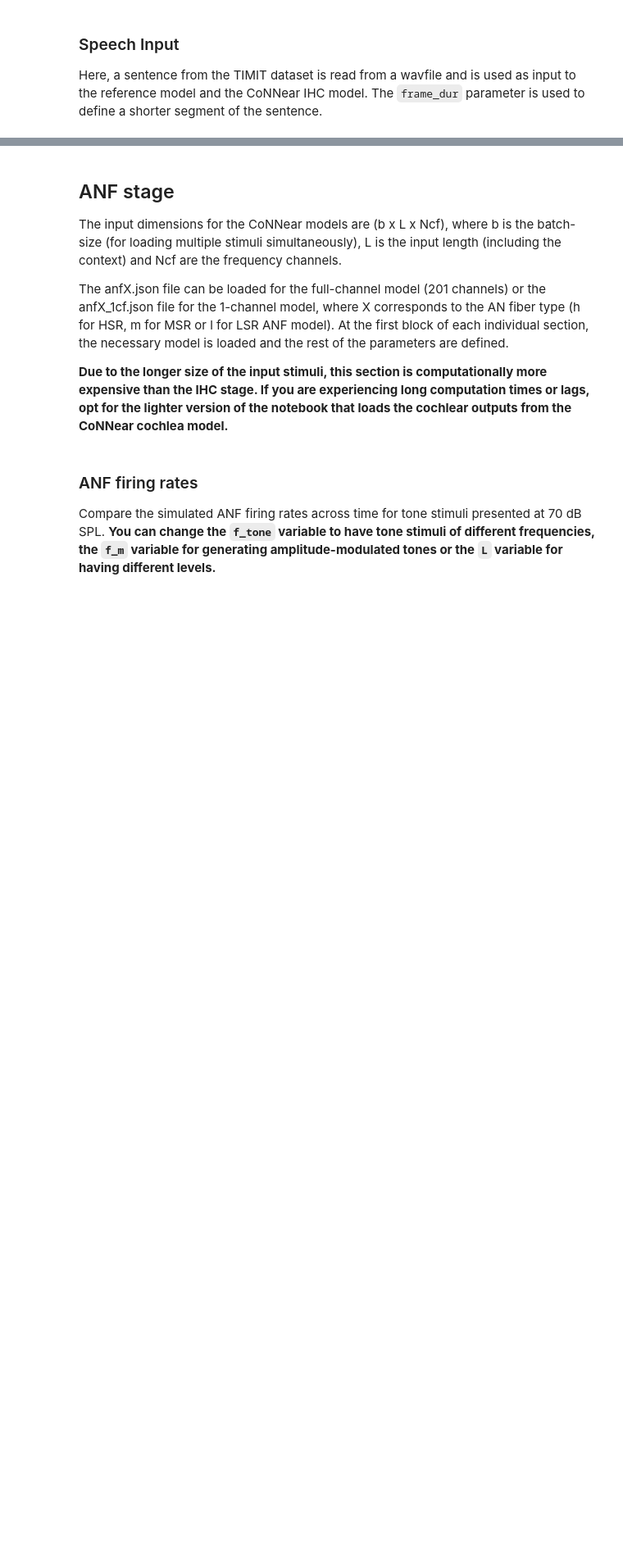
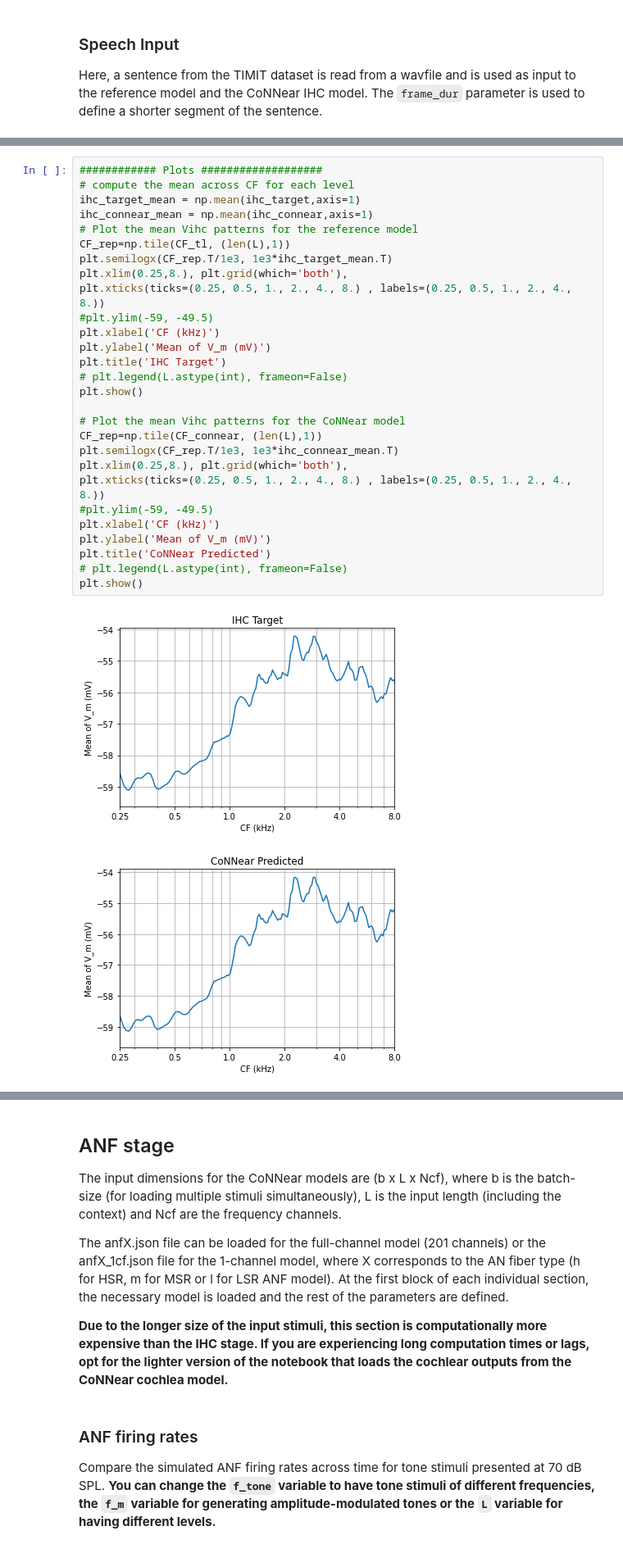
Before and after one commit to xuhe2/CoNNear_IHC-ANF, a Jupyter notebook: connear_notebook.ipynb, the cells around one changed output, grey strips where cells are left out. Shown at 82% size. Saved outputs shown, nothing was run; the diff lists cells and outputs as text; blank space fills up the shorter version.

```diff
--- a/connear_notebook.ipynb
+++ b/connear_notebook.ipynb
@@ -693,0 +726,31 @@ IHC stage - Time elapsed: 8.00 mins
+# %%
+############ Plots ###################
+# compute the mean across CF for each level
+ihc_target_mean = np.mean(ihc_target,axis=1)
+ihc_connear_mean = np.mean(ihc_connear,axis=1)
+# Plot the mean Vihc patterns for the reference model
+CF_rep=np.tile(CF_tl, (len(L),1))
+plt.semilogx(CF_rep.T/1e3, 1e3*ihc_target_mean.T)
+plt.xlim(0.25,8.), plt.grid(which='both'),
+plt.xticks(ticks=(0.25, 0.5, 1., 2., 4., 8.) , labels=(0.25, 0.5, 1., 2., 4., 8.))
+#plt.ylim(-59, -49.5)
+plt.xlabel('CF (kHz)')
+plt.ylabel('Mean of V_m (mV)')
+plt.title('IHC Target')
+# plt.legend(L.astype(int), frameon=False)
+plt.show()
+
+# Plot the mean Vihc patterns for the CoNNear model
+CF_rep=np.tile(CF_connear, (len(L),1))
+plt.semilogx(CF_rep.T/1e3, 1e3*ihc_connear_mean.T)
+plt.xlim(0.25,8.), plt.grid(which='both'),
+plt.xticks(ticks=(0.25, 0.5, 1., 2., 4., 8.) , labels=(0.25, 0.5, 1., 2., 4., 8.))
+#plt.ylim(-59, -49.5)
+plt.xlabel('CF (kHz)')
+plt.ylabel('Mean of V_m (mV)')
+plt.title('CoNNear Predicted')
+# plt.legend(L.astype(int), frameon=False)
+plt.show()
+# %% [output]
+[figure, added]
+[figure, added]
```
Also changed, not shown: parts of 9 cells of this notebook.
